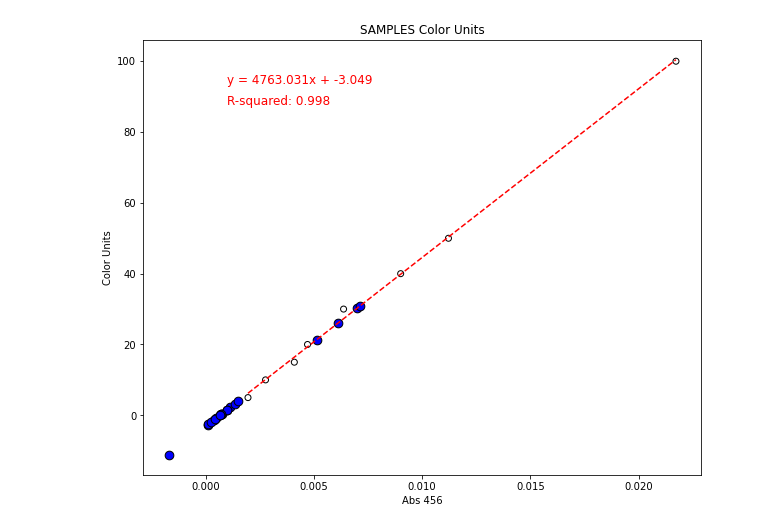
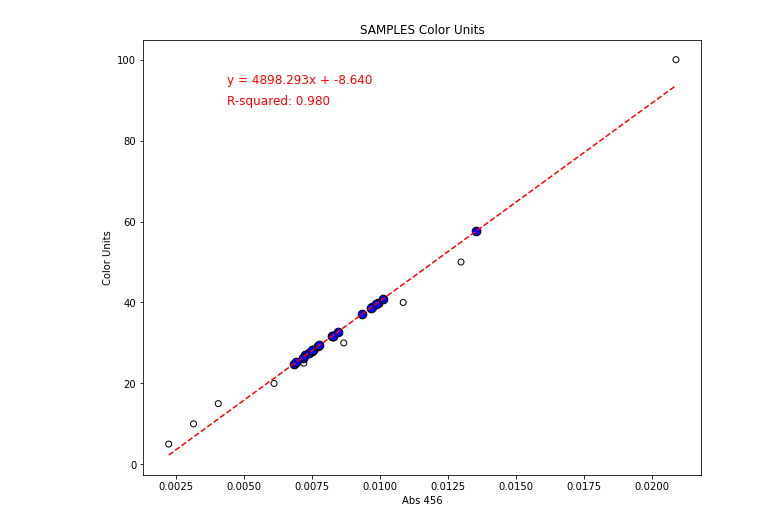
Before and after one commit to Hanna-the-explorer/NASA_Jupyter_Projects, a Jupyter notebook: DATA_Processing_codes/CU_data_analysis.ipynb, the cells around one changed output. Drawn from its saved outputs; the diff is of its cells as text; code cells hidden in the pictures.

```diff
--- a/DATA_Processing_codes/CU_data_analysis.ipynb
+++ b/DATA_Processing_codes/CU_data_analysis.ipynb
@@ -124,11 +125,11 @@ maxfev = 10000000
 for (columnName, columnData) in df.iteritems():
     col = columnName
 
-    abs_456 = df[(df['wl']==456)][col].mean()
+    abs_455 = df[(df['wl']==455)][col].mean()
     abs_412 = df[(df['wl']==412)][col].mean()
 
     dict = {'sample':[columnName],
-        'abs_456':[abs_456],
+        'abs_455':[abs_455],
             'abs_412':[abs_412],}
     ss_outs = pd.DataFrame(dict)
     ss_outs = ss_outs.set_index('sample', drop=True)
@@ -141,6 +142,10 @@ ss_outs.to_csv(path2)
 ss_outs
 conc = ss_outs
 conc['CU'] = conc.index.astype(int)
+
+#row = pd.DataFrame([0] * len(conc.columns), columns=conc.columns)
+#conc = conc.append(row, ignore_index=True)
+
 conc = conc.sort_values('CU')
 conc
 # %% [output]
@@ -376,11 +384,11 @@ maxfev = 10000000
 for (columnName, columnData) in df.iteritems():
     col = columnName
 
-    abs_456 = df[(df['wl']==456)][col].mean()
+    abs_455 = df[(df['wl']==455)][col].mean()
     abs_412 = df[(df['wl']==412)][col].mean()
 
     dict = {'sample':[columnName],
-        'abs_456':[abs_456],
+        'abs_455':[abs_455],
             'abs_412':[abs_412],}
     ss_outs = pd.DataFrame(dict)
     ss_outs = ss_outs.set_index('sample', drop=True)
@@ -389,7 +397,5 @@ for (columnName, columnData) in df.iteritems():
 ss_outs = pd.concat(Frames, axis=0, ignore_index=False) # adds all the things in the frame together to make a new df
 ss_outs = ss_outs.drop('wl')
 
-ss_outs.to_csv(path3)
-
 ss_outs
 # %% [output]
@@ -414,5 +420,5 @@ ss_outs
 # %%
-x = conc_clean['abs_456']
+x = conc_clean['abs_455']
 y = conc_clean['CU']
 coefficients456 = np.polyfit(x, y, 1)
 slope456 = coefficients456[0]
@@ -425,9 +431,9 @@ slope412 = coefficients412[0]
 int412 = coefficients412[1]
 # %%
 ss_outs['CU_412'] = (ss_outs['abs_412']*slope412)+int412
-ss_outs['CU_456'] = (ss_outs['abs_456']*slope456)+int456
+ss_outs['CU_455'] = (ss_outs['abs_455']*slope456)+int456
 
-ss_outs.to_csv('../../../TURB/CU_2318.csv', index=True)
+ss_outs.to_csv(path3)
 
 ss_outs
 # %% [output]
@@ -490,38 +496,38 @@ plt.show()
 # %%
 # create scatter plot
 fig, ax = plt.subplots(figsize=(10, 8))
-ax.scatter(ss_outs['abs_456'], ss_outs['CU_456'], facecolor='blue', edgecolor='black', s = 75)
-ax.scatter(conc_clean['abs_456'], conc_clean['CU'], facecolor='none', edgecolor='black')
+ax.scatter(ss_outs['abs_455'], ss_outs['CU_455'], facecolor='blue', edgecolor='black', s = 75)
+ax.scatter(conc_clean['abs_455'], conc_clean['CU'], facecolor='none', edgecolor='black')
 
 # add linear regression line
-x = conc_clean['abs_456']
+x = conc_clean['abs_455']
 y = conc_clean['CU']
 coefficients = np.polyfit(x, y, 1)
 slope = coefficients[0]
 line = np.poly1d(coefficients)
 ax.plot(x, line(x), color='red', linestyle='--')
 
 # calculate R-squared
 residuals = y - line(x)
 ss_res = np.sum(residuals**2)
 ss_tot = np.sum((y - np.mean(y))**2)
 r_squared = 1 - (ss_res / ss_tot)
 
 # set x and y labels and title
 ax.set_ylabel('Color Units')
 ax.set_xlabel('Abs 456')
 ax.set_title('SAMPLES Color Units')
 
 # print equation of line and R-squared on graph
 equation = f"y = {slope:.3f}x + {coefficients[1]:.3f}"
 r2_text = f"R-squared: {r_squared:.3f}"
 ax.text(0.15, 0.90, equation, transform=ax.transAxes, fontsize=12, color='red')
 ax.text(0.15, 0.85, r2_text, transform=ax.transAxes, fontsize=12, color='red')
 
 fig.set_facecolor('w')
 
 plt.savefig(plot1)
 # show plot
 plt.show()
 # %% [output]
-[figure, old version]
+[figure, new version]
```
Also changed, not shown: parts of 15 cells of this notebook, 3 other files.
